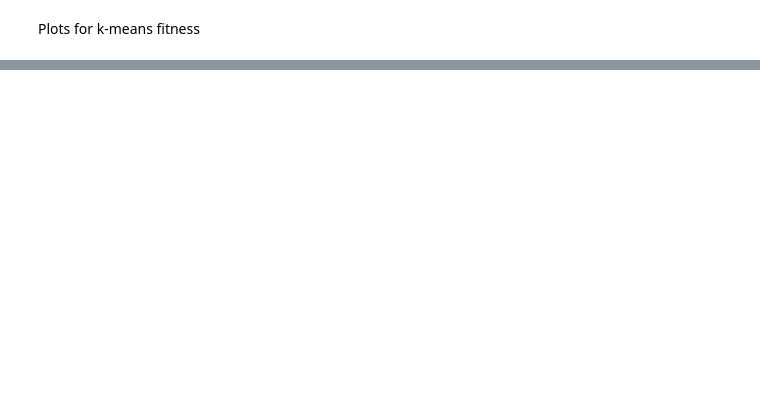
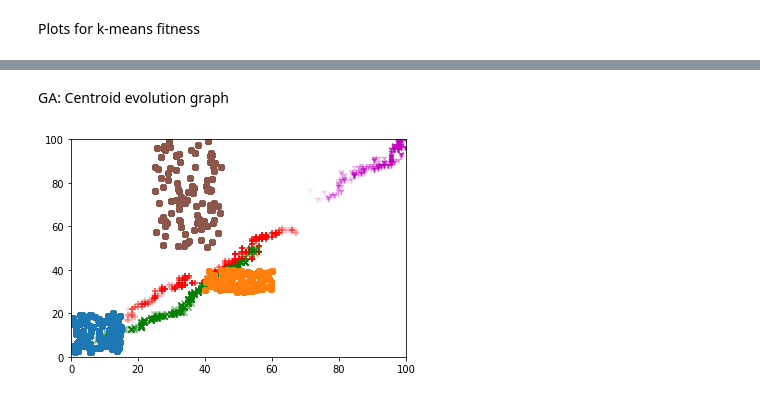
Before and after one commit to gurpreetsingh14/kmeans-with-GA, a Jupyter notebook: demo_class.ipynb, the cells around one changed output, grey strips where cells are left out. Cells and saved outputs as stored; diff of their text form; code cells hidden in the pictures; blank space fills up the shorter version.

```diff
--- a/demo_class.ipynb
+++ b/demo_class.ipynb
@@ -91,0 +83,8 @@ gag.display_plot(io.tolist())
+# %% [markdown]
+GA: Centroid evolution graph
+# %%
+alphas = itertools.cycle(list(numpy.arange(0.1,1,1/500)))
+for e in centroidList:
+    kmeans.plot_resV3(data1,e,alpha = next(alphas),marker="x",nb_clusters=kNo)
+# %% [output]
+[figure, added]
```
Also changed, not shown: parts of 7 cells of this notebook, 3 other files.
